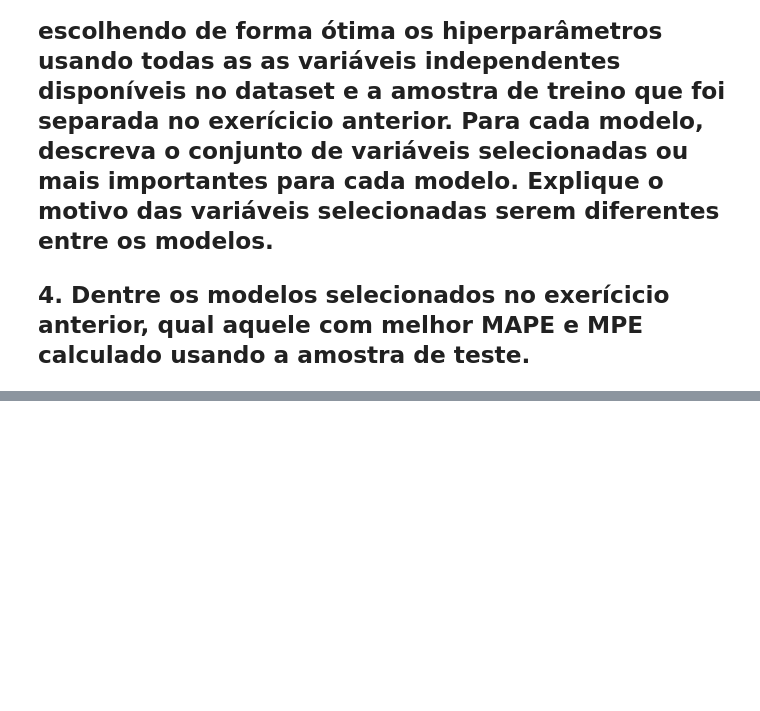
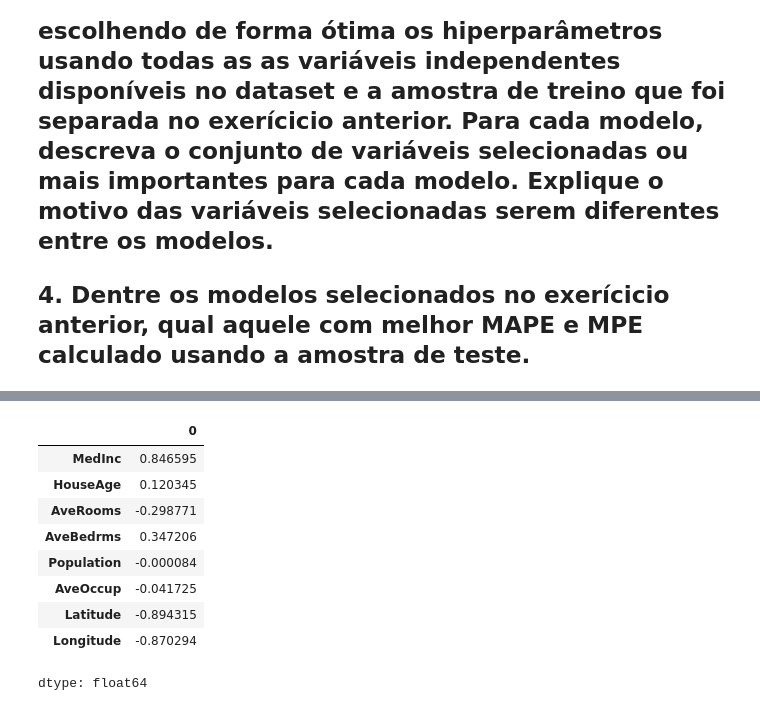
Before and after one commit to ronan-cunha/machine-learning-course, a Jupyter notebook: Notebooks/Problem_set_1.ipynb, the cells around one changed output, grey strips where cells are left out. Saved outputs shown, nothing was run; the diff lists cells and outputs as text; code cells hidden in the pictures; blank space fills up the shorter version.

```diff
--- a/Notebooks/Problem_set_1.ipynb
+++ b/Notebooks/Problem_set_1.ipynb
@@ -20,0 +147,16 @@ df_real['MEDV'] = housing.target
+# %%
+feature_names = X_train.columns
+ridge_model = best_models[0]['Model'].best_estimator_.named_steps['model']
+coefs_ridge = pd.Series(ridge_model.coef_, index=feature_names)
+coefs_ridge
+# %% [output]
+|  | 0 |
+| MedInc | 0.846595 |
+| HouseAge | 0.120345 |
+| AveRooms | -0.298771 |
+| AveBedrms | 0.347206 |
+| Population | -0.000084 |
+| AveOccup | -0.041725 |
+| Latitude | -0.894315 |
+| Longitude | -0.870294 |
+dtype: float64
```
Also changed, not shown: parts of 12 cells of this notebook.
